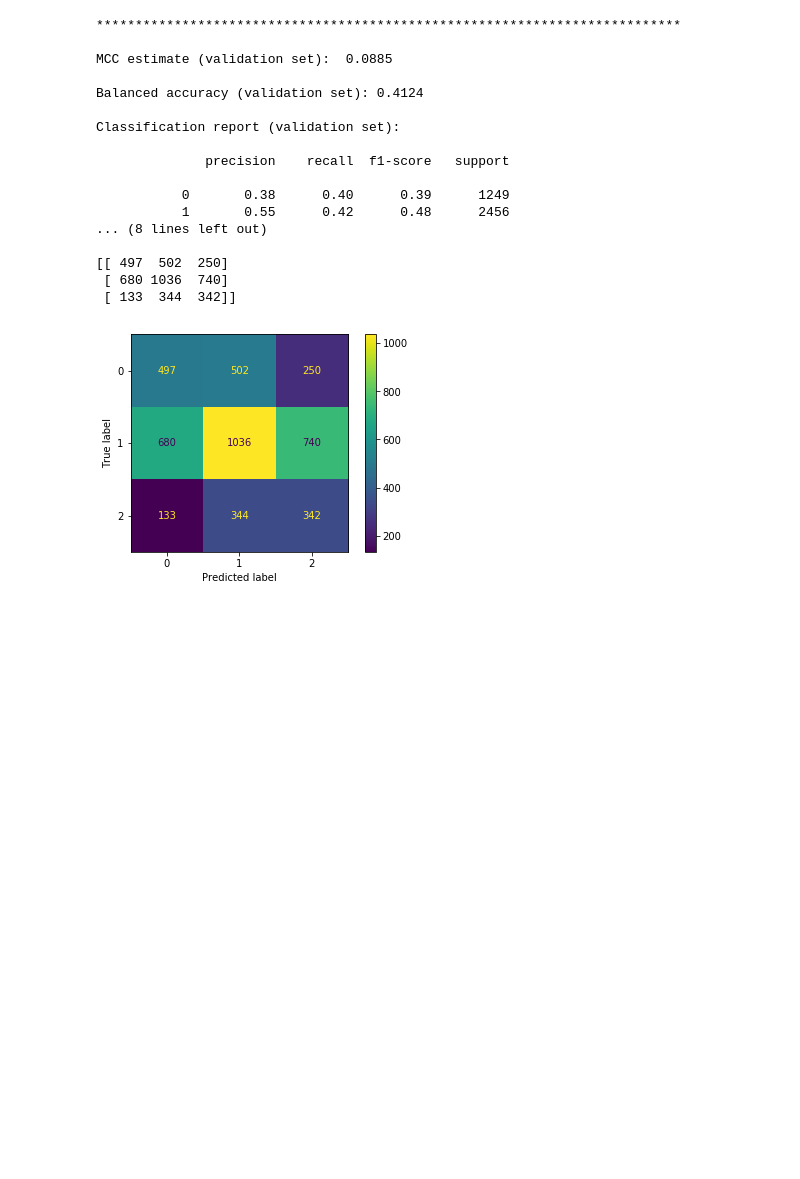
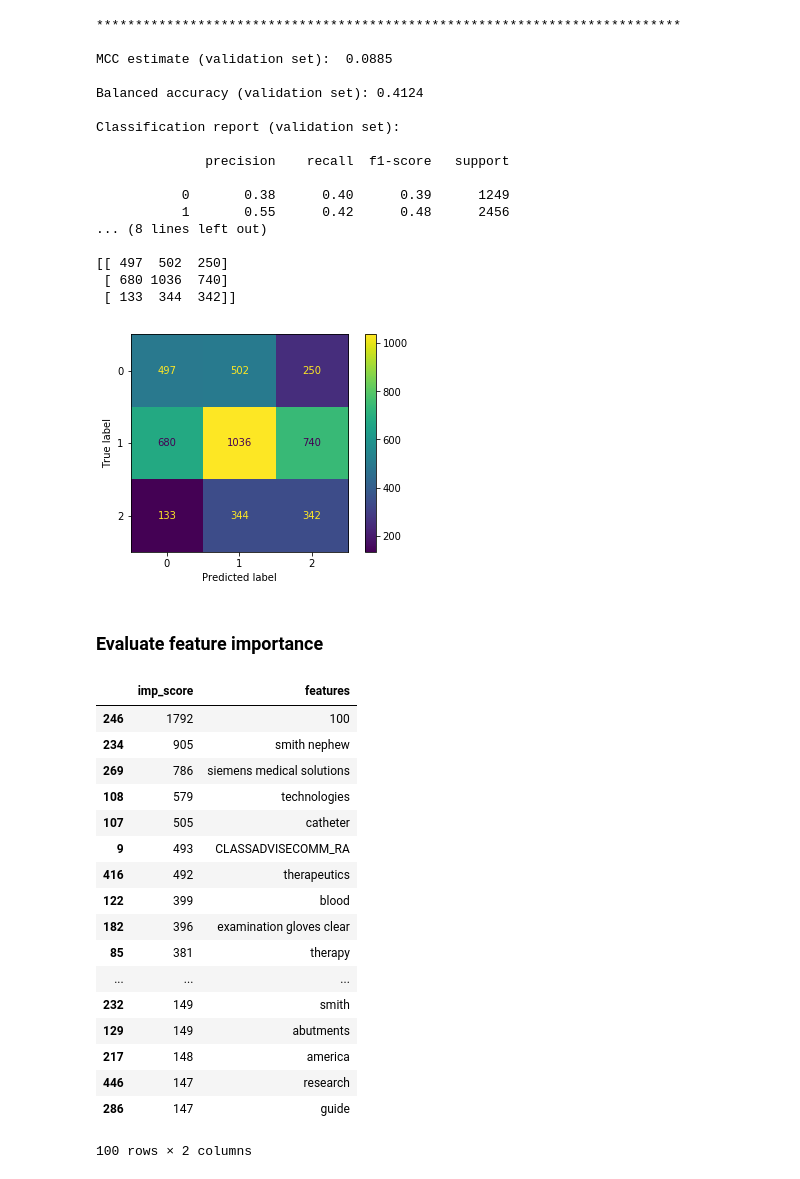
Before and after one commit to ayguno/complexity-of-510k-submissions, a Jupyter notebook: experimentation/experiment_3.ipynb, the cells around one changed output. Drawn from its saved outputs; the diff is of its cells as text; code cells hidden in the pictures; blank space fills up the shorter version.

```diff
--- a/experimentation/experiment_3.ipynb
+++ b/experimentation/experiment_3.ipynb
@@ -896,3 +896,48 @@ Classification report (validation set):
  [ 680 1036  740]
  [ 133  344  342]]
 [figure]
+# %% [markdown]
+### Evaluate feature importance
+# %%
+import pickle as pkl
+import pandas as pd
+
+def prepare_input(train_set):
+    # Only retain numeric features
+    train_set = train_set.drop(['KNUMBER','DATASET', 'COMPLEXITY',
+                                'APPLICANT','DEVICENAME','TEXT'],axis = 1)
+    return train_set
+
+def prepare_input_text(train_set):
+    train_set = train_set["TEXT"].copy()
+    return train_set
+e_num = '3'
+with open("./models/experiment_" + e_num + "/lgbm.pkl","rb") as f:
+    clf_search = pkl.load(f)
+# %%
+f_imp = pd.DataFrame()
+f_imp["imp_score"]= clf_search.best_estimator_.named_steps["clf"].feature_importances_
+columns_numeric = prepare_input(x_train).columns.tolist()
+voc = list(clf_search.best_estimator_.named_steps['union'].\
+transformer_list[1][1].named_steps['tokenizer'].vocabulary_.keys())
+f_imp['features'] = columns_numeric + voc
+f_imp.sort_values(["imp_score"], ascending = False).head(100)
+# %% [output]
+|  | imp_score | features |
+| 246 | 1792 | 100 |
+| 234 | 905 | smith nephew |
+| 269 | 786 | siemens medical solutions |
+| 108 | 579 | technologies |
+| 107 | 505 | catheter |
+| 9 | 493 | CLASSADVISECOMM_RA |
+| 416 | 492 | therapeutics |
+| 122 | 399 | blood |
+| 182 | 396 | examination gloves clear |
+| 85 | 381 | therapy |
+| ... | ... | ... |
+| 232 | 149 | smith |
+| 129 | 149 | abutments |
+| 217 | 148 | america |
+| 446 | 147 | research |
+| 286 | 147 | guide |
+100 rows × 2 columns
```
Also changed, not shown: parts of 4 cells of this notebook.
